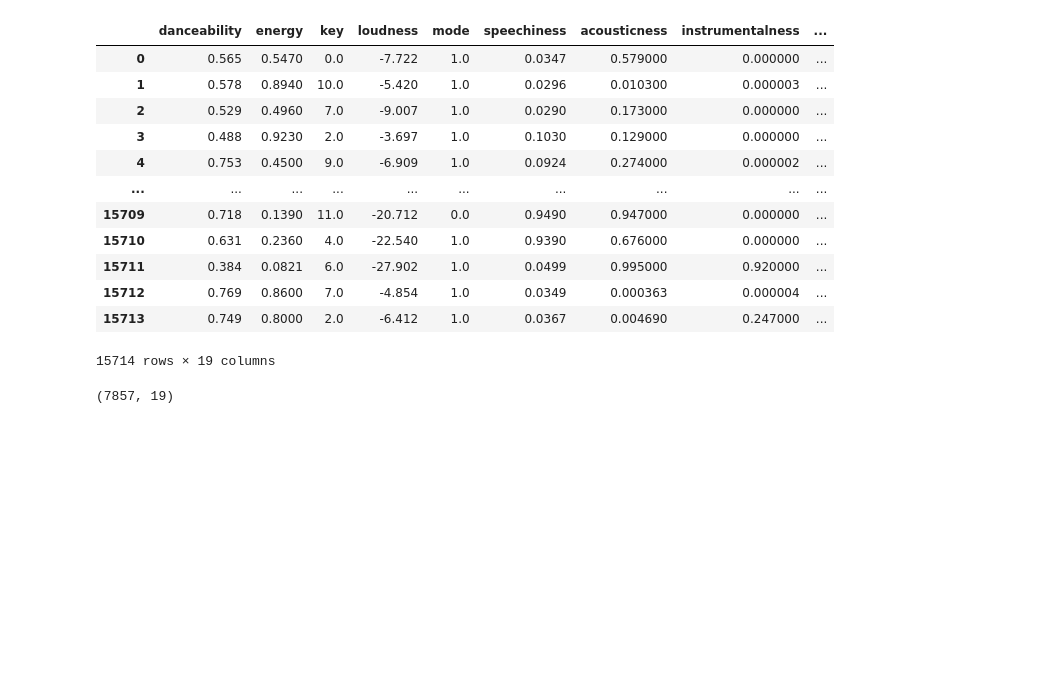
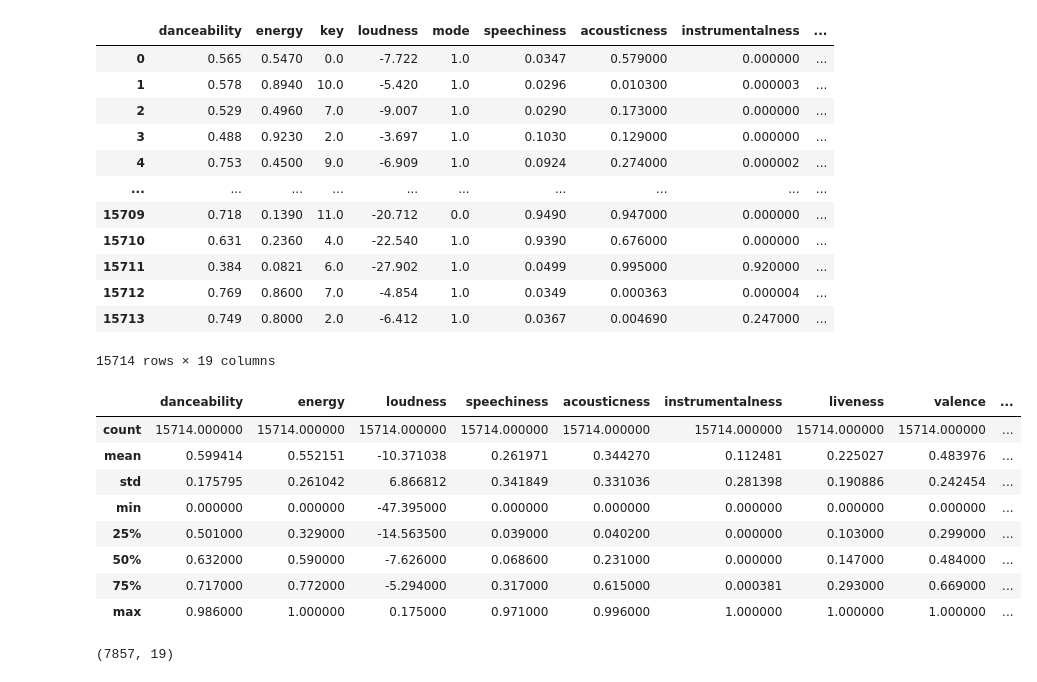
Before and after one commit to daniel-isidro/hot_n_pop_song_machine, a Jupyter notebook: data_prep/data_prep.ipynb, the cells around one changed output. Saved outputs shown, nothing was run; the diff lists cells and outputs as text; code cells hidden in the pictures; blank space fills up the shorter version.

```diff
--- a/data_prep/data_prep.ipynb
+++ b/data_prep/data_prep.ipynb
@@ -177,6 +179,18 @@ df
 | 15712 | 0.769 | 0.8600 | 7.0 | -4.854 | 1.0 | 0.0349 | 0.000363 | 0.000004 | ... |
 | 15713 | 0.749 | 0.8000 | 2.0 | -6.412 | 1.0 | 0.0367 | 0.004690 | 0.247000 | ... |
 15714 rows × 19 columns
+# %%
+df.describe()
+# %% [output]
+|  | danceability | energy | loudness | speechiness | acousticness | instrumentalness | liveness | valence | ... |
+| count | 15714.000000 | 15714.000000 | 15714.000000 | 15714.000000 | 15714.000000 | 15714.000000 | 15714.000000 | 15714.000000 | ... |
+| mean | 0.599414 | 0.552151 | -10.371038 | 0.261971 | 0.344270 | 0.112481 | 0.225027 | 0.483976 | ... |
+| std | 0.175795 | 0.261042 | 6.866812 | 0.341849 | 0.331036 | 0.281398 | 0.190886 | 0.242454 | ... |
+| min | 0.000000 | 0.000000 | -47.395000 | 0.000000 | 0.000000 | 0.000000 | 0.000000 | 0.000000 | ... |
+| 25% | 0.501000 | 0.329000 | -14.563500 | 0.039000 | 0.040200 | 0.000000 | 0.103000 | 0.299000 | ... |
+| 50% | 0.632000 | 0.590000 | -7.626000 | 0.068600 | 0.231000 | 0.000000 | 0.147000 | 0.484000 | ... |
+| 75% | 0.717000 | 0.772000 | -5.294000 | 0.317000 | 0.615000 | 0.000381 | 0.293000 | 0.669000 | ... |
+| max | 0.986000 | 1.000000 | 0.175000 | 0.971000 | 0.996000 | 1.000000 | 1.000000 | 1.000000 | ... |
 # %%
 df[df['success']==1.0].shape
 # %% [output]
```
Also changed, not shown: parts of 18 cells of this notebook.
